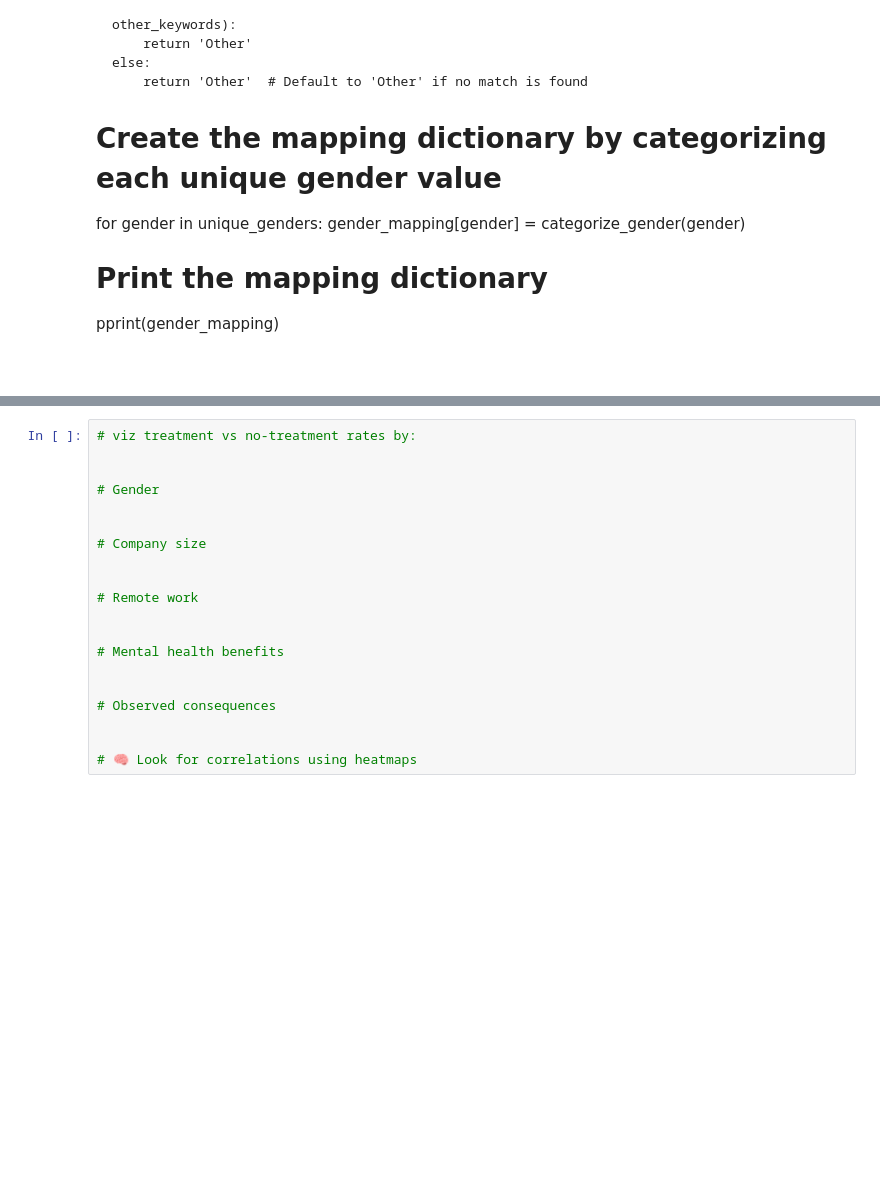
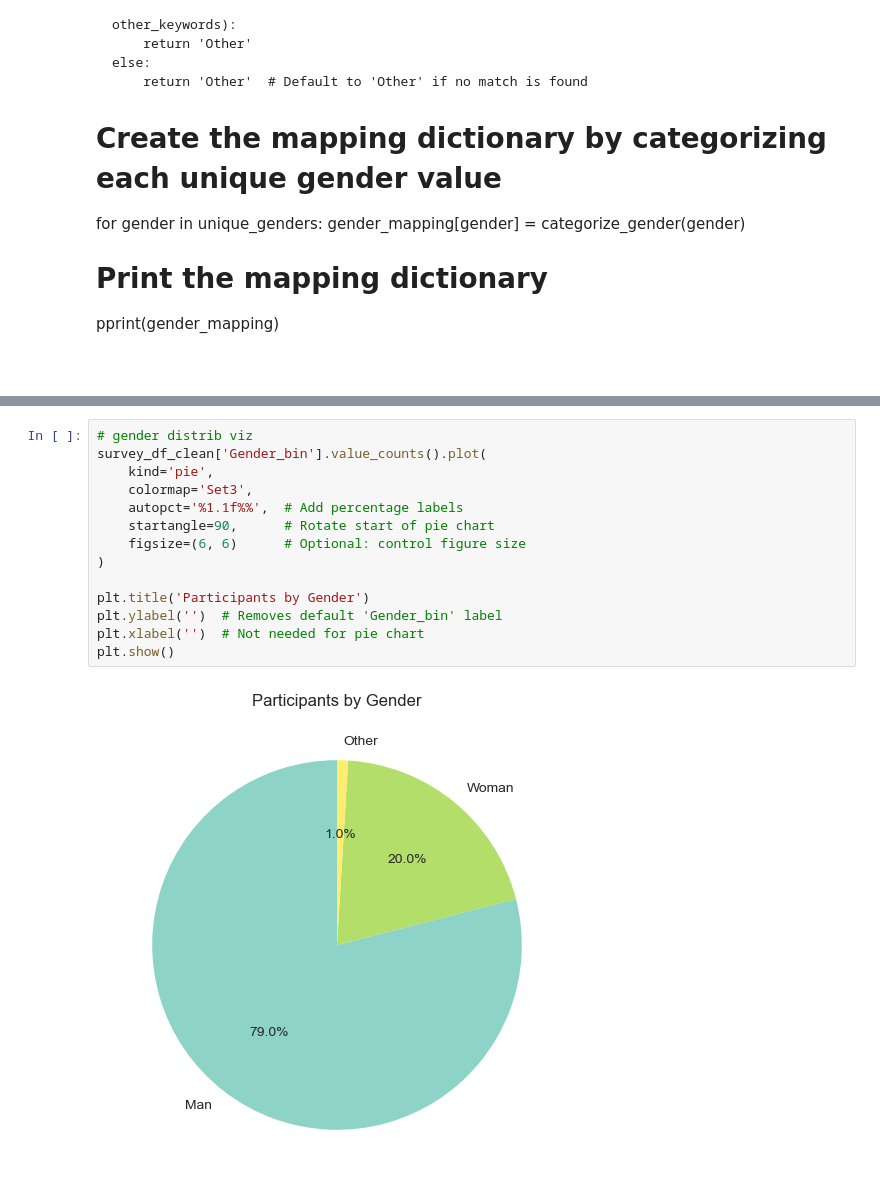
Before and after one commit to aseeds10/MHealthWorkplace-Tech, a Jupyter notebook: Notebooks/01_Explore.ipynb, the cells around one changed output, grey strips where cells are left out. Cells and saved outputs as stored; diff of their text form; blank space fills up the shorter version.

Commit message:
tx by viz start

```diff
--- a/Notebooks/01_Explore.ipynb
+++ b/Notebooks/01_Explore.ipynb
@@ -907,20 +926,16 @@ pprint(gender_mapping)
-# %%
-# viz treatment vs no-treatment rates by:
-
-
-# Gender
-
-
-# Company size
-
-
-# Remote work
-
-
-# Mental health benefits
-
-
-# Observed consequences
-
-
-# 🧠 Look for correlations using heatmaps
+# %%
+# gender distrib viz
+survey_df_clean['Gender_bin'].value_counts().plot(
+    kind='pie',
+    colormap='Set3',
+    autopct='%1.1f%%',  # Add percentage labels
+    startangle=90,      # Rotate start of pie chart
+    figsize=(6, 6)      # Optional: control figure size
+)
+
+plt.title('Participants by Gender')
+plt.ylabel('')  # Removes default 'Gender_bin' label
+plt.xlabel('')  # Not needed for pie chart
+plt.show()
+# %% [output]
+[figure, added]
```
Also changed, not shown: parts of 12 cells of this notebook.
